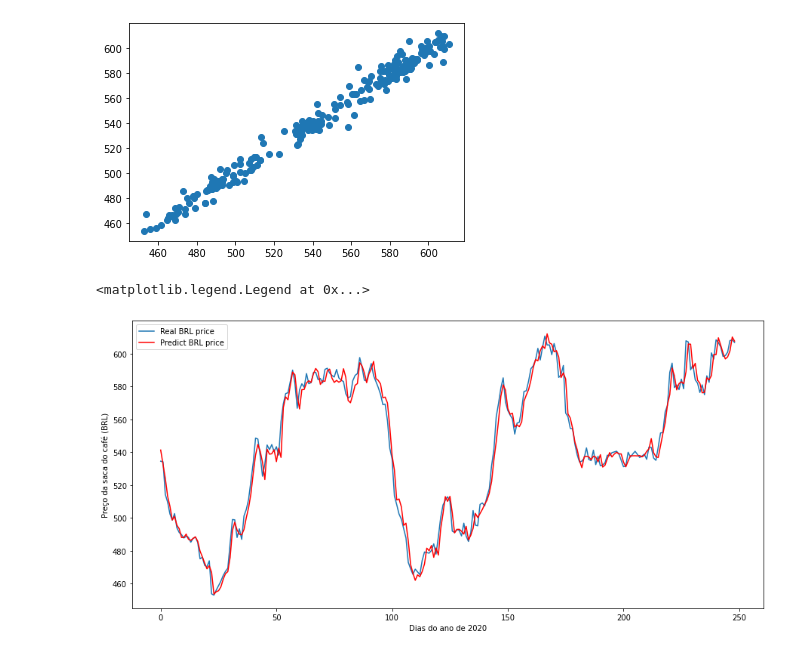
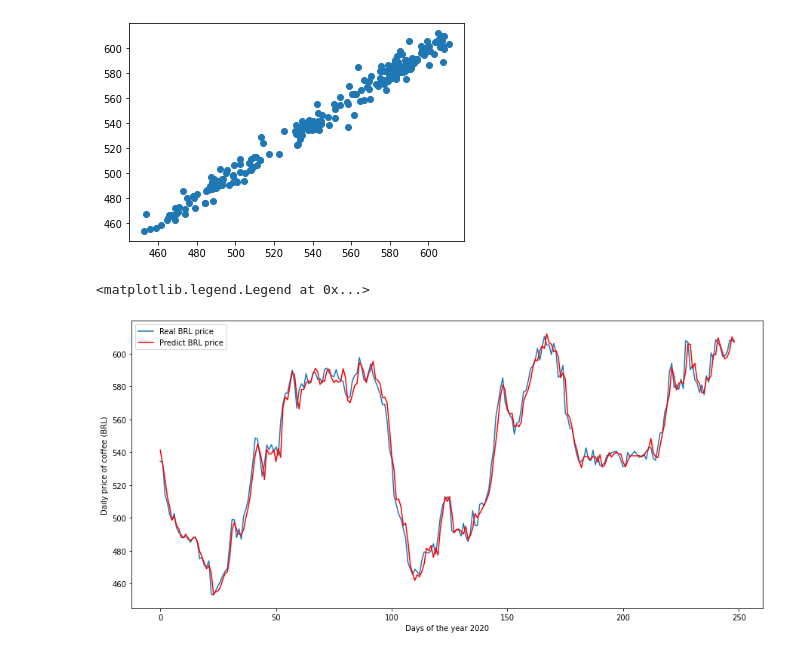
Before and after one commit to MTeodoroV/Tcc-bdag, a Jupyter notebook: coffee/coffee.ipynb, the cells around one changed output. Drawn from its saved outputs; the diff is of its cells as text; code cells hidden in the pictures.

```diff
--- a/coffee/coffee.ipynb
+++ b/coffee/coffee.ipynb
@@ -118,10 +118,10 @@ plt.scatter(y_test, lr_pred)
 # %%
 plt.subplots(figsize=(15, 7))
 plt.plot(y_test, label='Real BRL price')
 plt.plot(lr_pred, color='red', label='Predict BRL price')
-plt.ylabel('Preço da saca do café (BRL)')
-plt.xlabel('Dias do ano de 2020')
+plt.ylabel('Daily price of coffee (BRL)')
+plt.xlabel('Days of the year 2020')
 plt.legend()
 # %% [output]
 <matplotlib.legend.Legend at 0x...>
-[figure, old version]
+[figure, new version]
```
